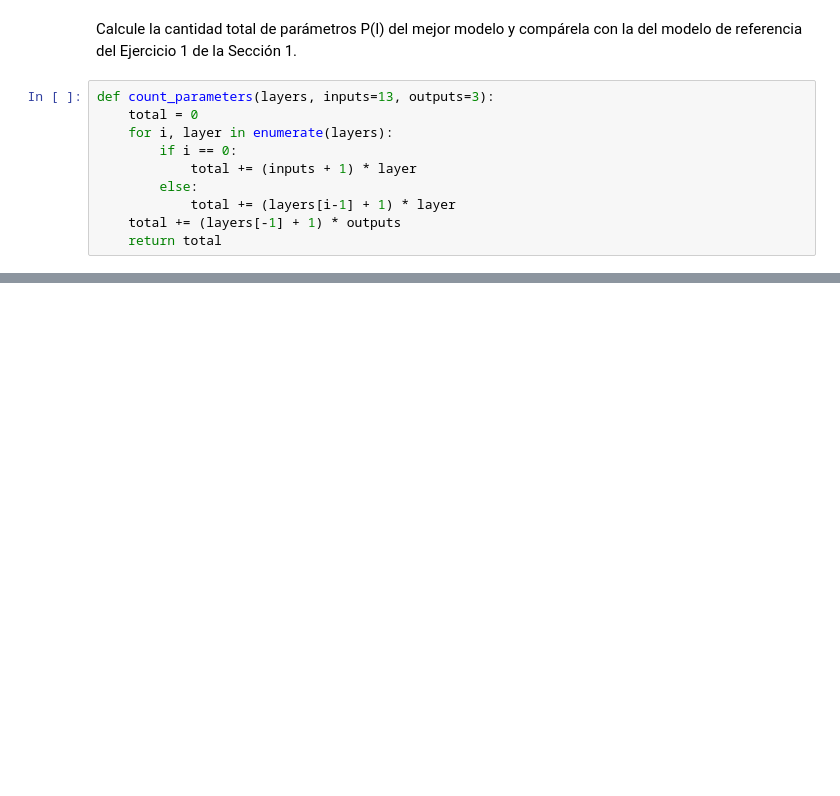
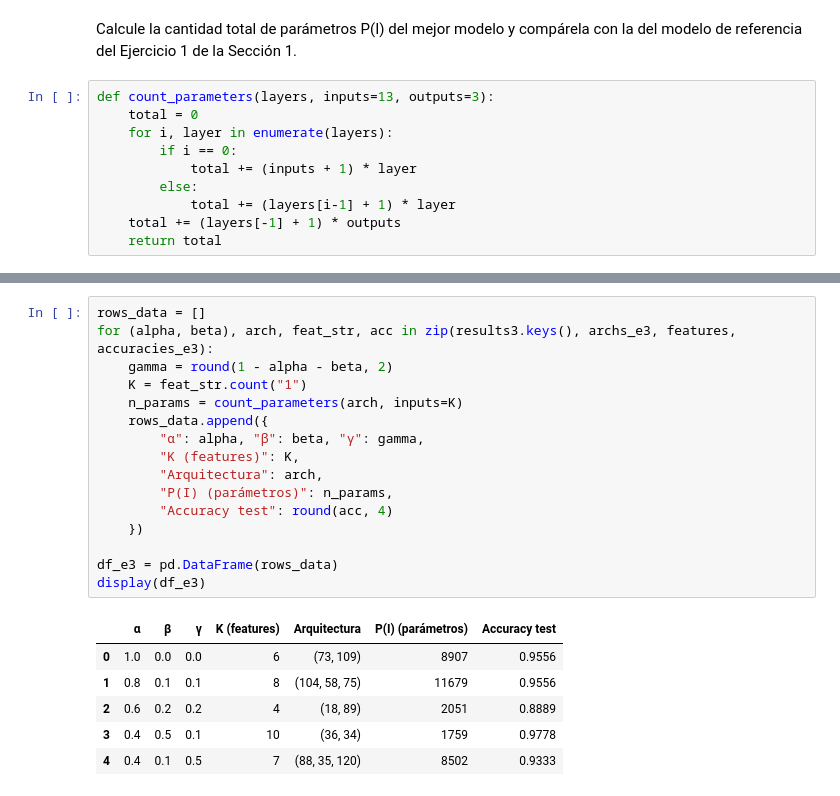
Before and after one commit to jjuradok/metaheuristicas-2026, a Jupyter notebook: ejes_1.ipynb, the cells around one changed output, grey strips where cells are left out. Drawn from its saved outputs; the diff is of its cells as text; blank space fills up the shorter version.

```diff
--- a/ejes_1.ipynb
+++ b/ejes_1.ipynb
@@ -721,0 +866,23 @@ display(df)
+# %%
+rows_data = []
+for (alpha, beta), arch, feat_str, acc in zip(results3.keys(), archs_e3, features, accuracies_e3):
+    gamma = round(1 - alpha - beta, 2)
+    K = feat_str.count("1")
+    n_params = count_parameters(arch, inputs=K)
+    rows_data.append({
+        "α": alpha, "β": beta, "γ": gamma,
+        "K (features)": K,
+        "Arquitectura": arch,
+        "P(I) (parámetros)": n_params,
+        "Accuracy test": round(acc, 4)
+    })
+
+df_e3 = pd.DataFrame(rows_data)
+display(df_e3)
+# %% [output]
+|  | α | β | γ | K (features) | Arquitectura | P(I) (parámetros) | Accuracy test |
+| 0 | 1.0 | 0.0 | 0.0 | 6 | (73, 109) | 8907 | 0.9556 |
+| 1 | 0.8 | 0.1 | 0.1 | 8 | (104, 58, 75) | 11679 | 0.9556 |
+| 2 | 0.6 | 0.2 | 0.2 | 4 | (18, 89) | 2051 | 0.8889 |
+| 3 | 0.4 | 0.5 | 0.1 | 10 | (36, 34) | 1759 | 0.9778 |
+| 4 | 0.4 | 0.1 | 0.5 | 7 | (88, 35, 120) | 8502 | 0.9333 |
```
Also changed, not shown: parts of 17 cells of this notebook.
